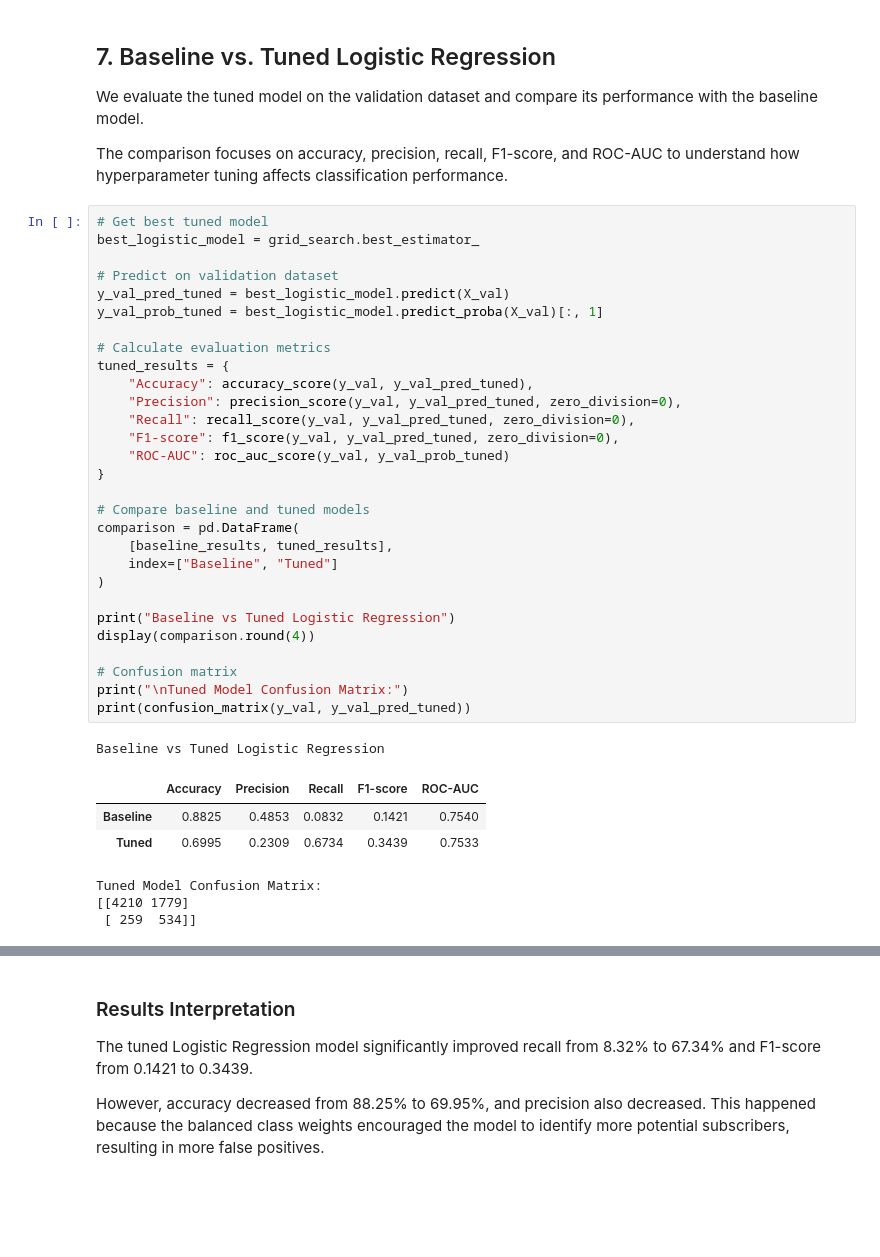
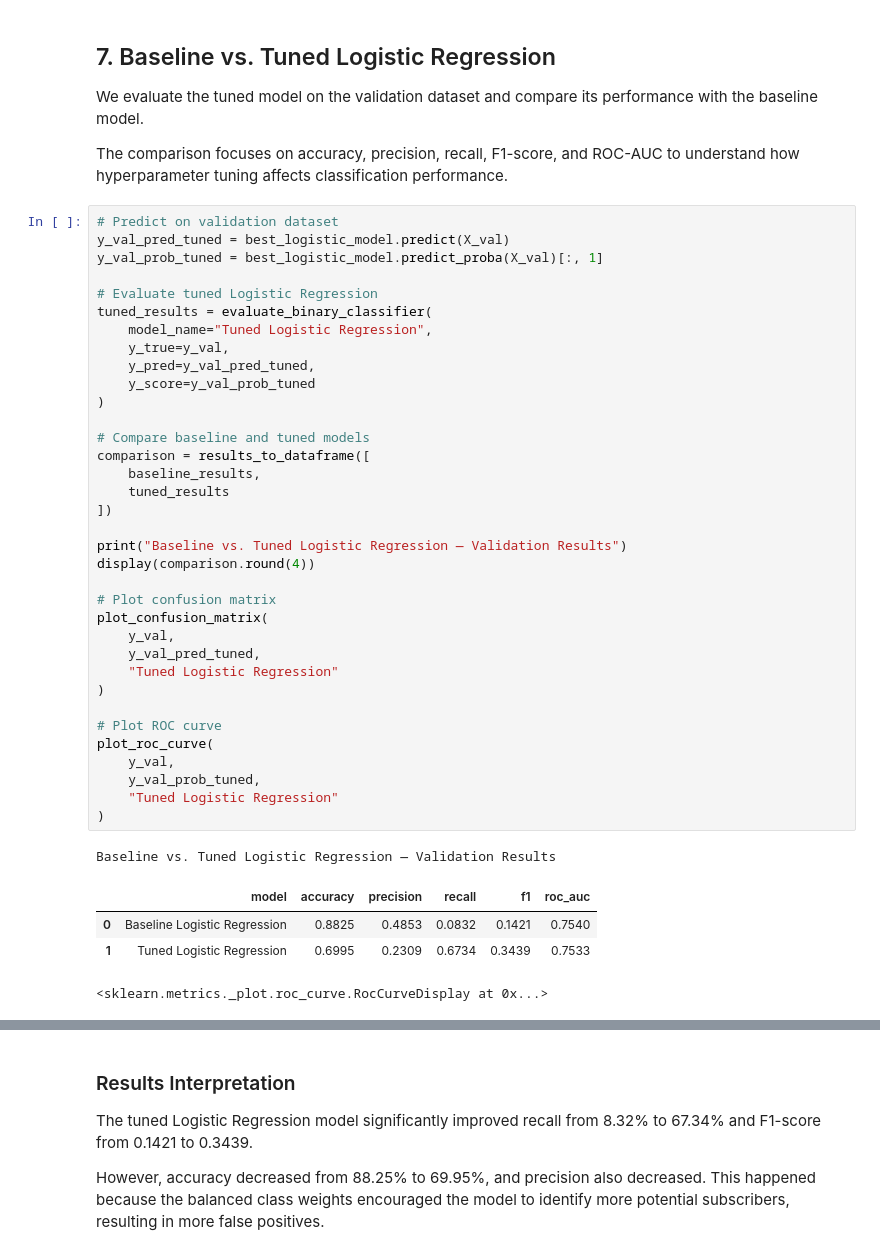
Before and after one commit to TilokJahan/BankMarketingMachineLearningProject, a Jupyter notebook: notebooks/04_logistic_regression.ipynb, the cells around one changed output, grey strips where cells are left out. Saved outputs shown, nothing was run; the diff lists cells and outputs as text; blank space fills up the shorter version.

Commit message:
Logistic Regression clean up

```diff
--- a/notebooks/04_logistic_regression.ipynb
+++ b/notebooks/04_logistic_regression.ipynb
@@ -250,39 +261,43 @@ We evaluate the tuned model on the validation dataset and compare its performanc
 
 The comparison focuses on accuracy, precision, recall, F1-score, and ROC-AUC to understand how hyperparameter tuning affects classification performance.
 # %%
-# Get best tuned model
-best_logistic_model = grid_search.best_estimator_
-
 # Predict on validation dataset
 y_val_pred_tuned = best_logistic_model.predict(X_val)
 y_val_prob_tuned = best_logistic_model.predict_proba(X_val)[:, 1]
 
-# Calculate evaluation metrics
-tuned_results = {
-    "Accuracy": accuracy_score(y_val, y_val_pred_tuned),
-    "Precision": precision_score(y_val, y_val_pred_tuned, zero_division=0),
-    "Recall": recall_score(y_val, y_val_pred_tuned, zero_division=0),
-    "F1-score": f1_score(y_val, y_val_pred_tuned, zero_division=0),
-    "ROC-AUC": roc_auc_score(y_val, y_val_prob_tuned)
-}
+# Evaluate tuned Logistic Regression
+tuned_results = evaluate_binary_classifier(
+    model_name="Tuned Logistic Regression",
+    y_true=y_val,
+    y_pred=y_val_pred_tuned,
+    y_score=y_val_prob_tuned
+)
 
 # Compare baseline and tuned models
-comparison = pd.DataFrame(
-    [baseline_results, tuned_results],
-    index=["Baseline", "Tuned"]
+comparison = results_to_dataframe([
+    baseline_results,
+    tuned_results
+])
+
+print("Baseline vs. Tuned Logistic Regression — Validation Results")
+display(comparison.round(4))
+
+# Plot confusion matrix
+plot_confusion_matrix(
+    y_val,
+    y_val_pred_tuned,
+    "Tuned Logistic Regression"
 )
 
-print("Baseline vs Tuned Logistic Regression")
-display(comparison.round(4))
-
-# Confusion matrix
-print("\nTuned Model Confusion Matrix:")
-print(confusion_matrix(y_val, y_val_pred_tuned))
+# Plot ROC curve
+plot_roc_curve(
+    y_val,
+    y_val_prob_tuned,
+    "Tuned Logistic Regression"
+)
 # %% [output]
-Baseline vs Tuned Logistic Regression
+Baseline vs. Tuned Logistic Regression — Validation Results
-|  | Accuracy | Precision | Recall | F1-score | ROC-AUC |
-| Baseline | 0.8825 | 0.4853 | 0.0832 | 0.1421 | 0.7540 |
-| Tuned | 0.6995 | 0.2309 | 0.6734 | 0.3439 | 0.7533 |
+|  | model | accuracy | precision | recall | f1 | roc_auc |
+| 0 | Baseline Logistic Regression | 0.8825 | 0.4853 | 0.0832 | 0.1421 | 0.7540 |
+| 1 | Tuned Logistic Regression | 0.6995 | 0.2309 | 0.6734 | 0.3439 | 0.7533 |
-Tuned Model Confusion Matrix:
-[[4210 1779]
- [ 259  534]]
+<sklearn.metrics._plot.roc_curve.RocCurveDisplay at 0x...>
```
Also changed, not shown: parts of 7 cells of this notebook.
